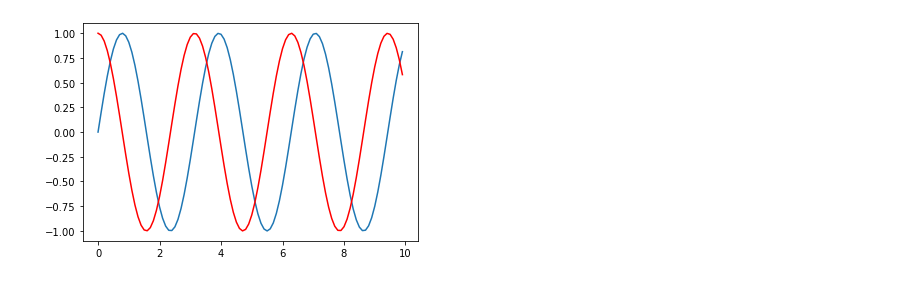
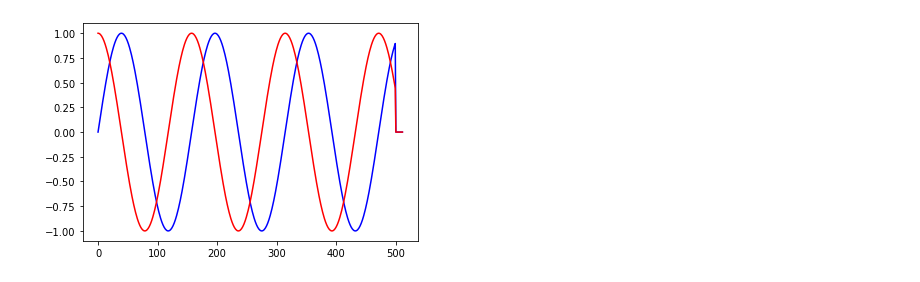
Before and after one commit to TerryGeng/ThunderQ, a Jupyter notebook: thunderq/waveforms/native/WaveformExamples.ipynb, the cells around one changed output. Saved outputs shown, nothing was run; the diff lists cells and outputs as text; code cells hidden in the pictures.

Commit message:
docs: Update waveform examples

```diff
--- a/thunderq/waveforms/native/WaveformExamples.ipynb
+++ b/thunderq/waveforms/native/WaveformExamples.ipynb
@@ -4,14 +4,25 @@ import matplotlib.pyplot as plt
 
 from waveform import *
 
-def plot(wave):
-    raw = wave.sample(50)
-    plt.plot(raw.sample_points, raw.data)
+colors = ["blue", "darkviolet", "crimson", "orangered", "orange",
+          "forestgreen", "lightseagreen", "dodgerblue"]
+color_index = 0
+
+def plot(waves):
+    global colors, color_index
+
+    if not isinstance(waves, list):
+        waves = [waves]
+
+    for wave in waves:
+        raw = wave.direct_sample(50, 1)
+        plt.plot(raw, color=colors[color_index%len(colors)])
+        color_index += 1
     plt.show()
 
 
 def plot_complex(wave):
-    raw = wave.sample(50)
-    plt.plot(raw.sample_points, raw.data.real, color='b')
-    plt.plot(raw.sample_points, raw.data.imag, color='r')
+    raw = wave.direct_sample(50, 1)
+    plt.plot(raw.real, color='b')
+    plt.plot(raw.imag, color='r')
     plt.show()
@@ -18,13 +49,9 @@ def plot_complex(wave):
 # %%
 sin_wave = Sin(10, 1, 2, 0)
 cos_wave = Cos(10, 1, 2, 0) * 1j
 
 sum_wave = SumWave(sin_wave, cos_wave)
 
-raw_waveform = sum_wave.sample(10)
-
-plt.plot(raw_waveform.sample_points, raw_waveform.data.real)
-plt.plot(raw_waveform.sample_points, raw_waveform.data.imag, color='r')
-plt.show()
+plot_complex(sum_wave)
 # %% [output]
-[figure, old version]
+[figure, new version]
```
Also changed, not shown: parts of 6 cells of this notebook, 1 other file.
